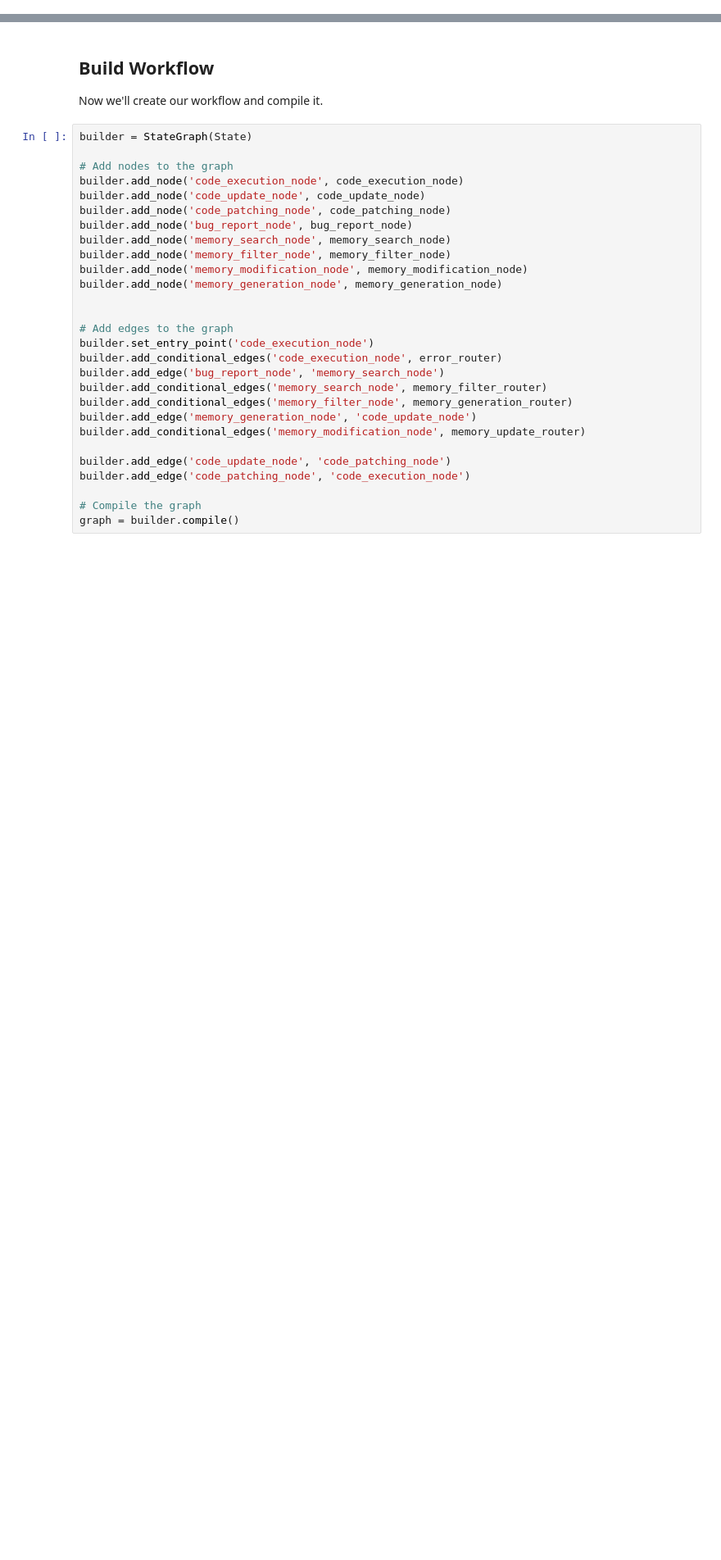
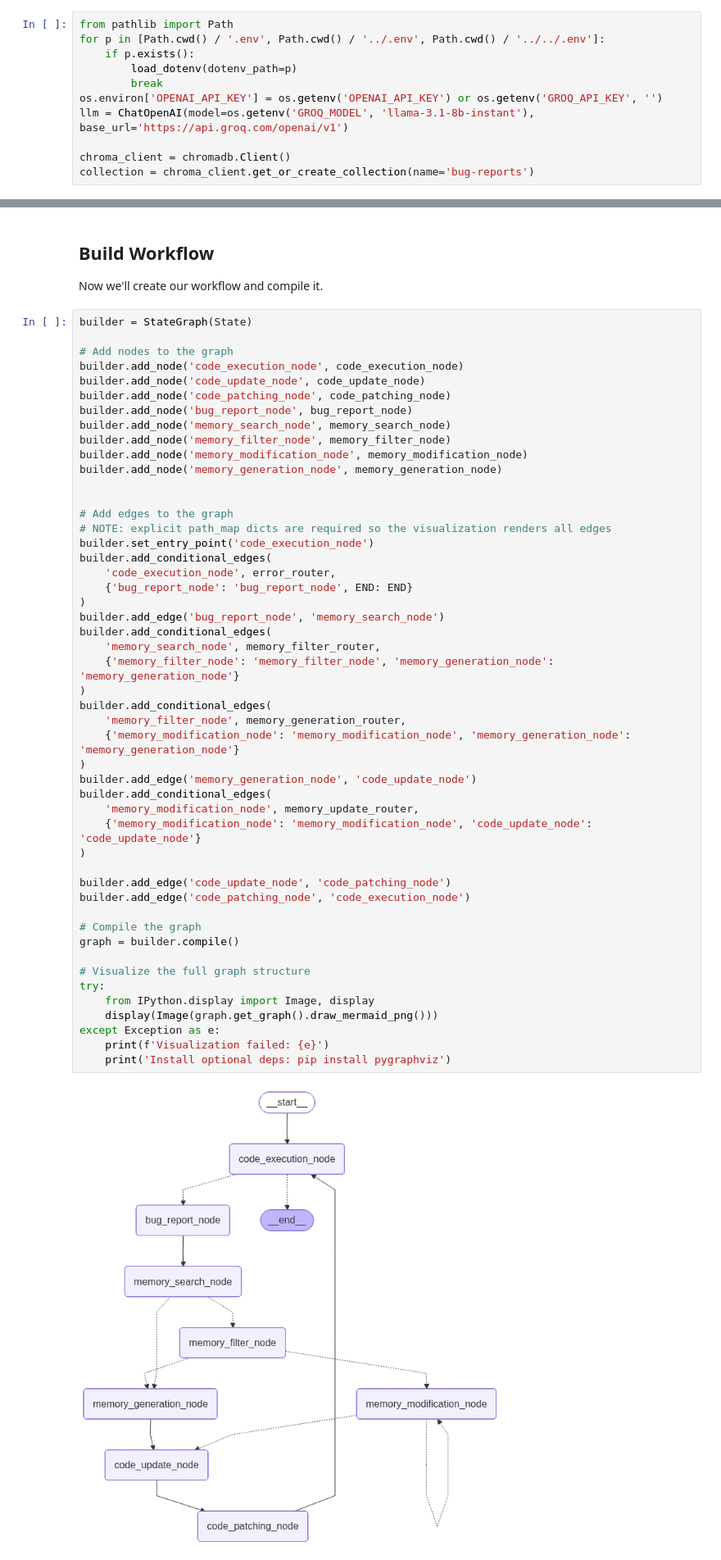
Before and after one commit to NirDiamant/GenAI_Agents, a Jupyter notebook: all_agents_tutorials/self_healing_code.ipynb, the cells around one changed output, grey strips where cells are left out. Shown at 82% size. Drawn from its saved outputs; the diff is of its cells as text; blank space fills up the shorter version.

```diff
--- a/all_agents_tutorials/self_healing_code.ipynb
+++ b/all_agents_tutorials/self_healing_code.ipynb
@@ -181,3 +176,14 @@ collection = chroma_client.create_collection(name='bug-reports')
+# %%
+from pathlib import Path
+for p in [Path.cwd() / '.env', Path.cwd() / '../.env', Path.cwd() / '../../.env']:
+    if p.exists():
+        load_dotenv(dotenv_path=p)
+        break
+os.environ['OPENAI_API_KEY'] = os.getenv('OPENAI_API_KEY') or os.getenv('GROQ_API_KEY', '')
+llm = ChatOpenAI(model=os.getenv('GROQ_MODEL', 'llama-3.1-8b-instant'), base_url='https://api.groq.com/openai/v1')
+
+chroma_client = chromadb.Client()
+collection = chroma_client.get_or_create_collection(name='bug-reports')
 # %% [markdown]
 ## Define Agent State
 We'll define the state that our agent will maintain throughout its operation.
@@ -438,31 +444,54 @@ Now we'll create our workflow and compile it.
 # %%
 builder = StateGraph(State)
 
 # Add nodes to the graph
 builder.add_node('code_execution_node', code_execution_node)
 builder.add_node('code_update_node', code_update_node)
 builder.add_node('code_patching_node', code_patching_node)
 builder.add_node('bug_report_node', bug_report_node)
 builder.add_node('memory_search_node', memory_search_node)
 builder.add_node('memory_filter_node', memory_filter_node)
 builder.add_node('memory_modification_node', memory_modification_node)
 builder.add_node('memory_generation_node', memory_generation_node)
 
 
 # Add edges to the graph
+# NOTE: explicit path_map dicts are required so the visualization renders all edges
 builder.set_entry_point('code_execution_node')
-builder.add_conditional_edges('code_execution_node', error_router)
+builder.add_conditional_edges(
+    'code_execution_node', error_router,
+    {'bug_report_node': 'bug_report_node', END: END}
+)
 builder.add_edge('bug_report_node', 'memory_search_node')
-builder.add_conditional_edges('memory_search_node', memory_filter_router)
-builder.add_conditional_edges('memory_filter_node', memory_generation_router)
+builder.add_conditional_edges(
+    'memory_search_node', memory_filter_router,
+    {'memory_filter_node': 'memory_filter_node', 'memory_generation_node': 'memory_generation_node'}
+)
+builder.add_conditional_edges(
+    'memory_filter_node', memory_generation_router,
+    {'memory_modification_node': 'memory_modification_node', 'memory_generation_node': 'memory_generation_node'}
+)
 builder.add_edge('memory_generation_node', 'code_update_node')
-builder.add_conditional_edges('memory_modification_node', memory_update_router)
+builder.add_conditional_edges(
+    'memory_modification_node', memory_update_router,
+    {'memory_modification_node': 'memory_modification_node', 'code_update_node': 'code_update_node'}
+)
 
 builder.add_edge('code_update_node', 'code_patching_node')
 builder.add_edge('code_patching_node', 'code_execution_node')
 
 # Compile the graph
 graph = builder.compile()
+
+# Visualize the full graph structure
+try:
+    from IPython.display import Image, display
+    display(Image(graph.get_graph().draw_mermaid_png()))
+except Exception as e:
+    print(f'Visualization failed: {e}')
+    print('Install optional deps: pip install pygraphviz')
+# %% [output]
+[figure, added]
 # %% [markdown]
 # Main Function
 Define the function that runs the instanciates the workflow and its state.
```
Also changed, not shown: parts of 3 cells of this notebook, 3 other files.
